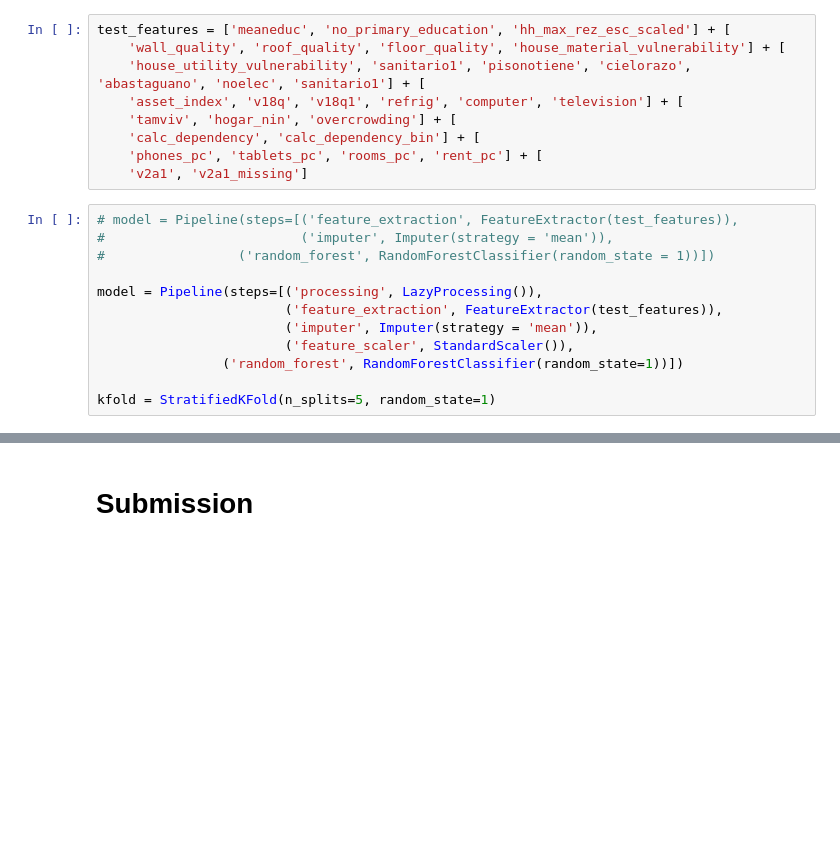
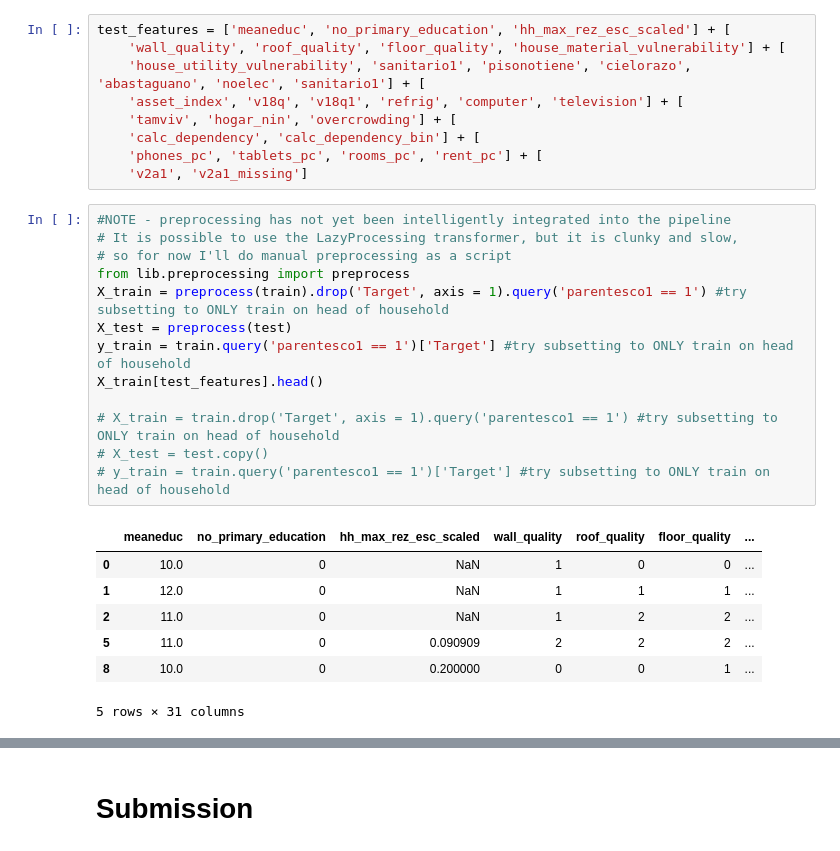
Before and after one commit to zwrankin/poverty_prediction, a Jupyter notebook: notebooks/09_10_second_model_expand_pipelines.ipynb, the cells around one changed output, grey strips where cells are left out. Cells and saved outputs as stored; diff of their text form; blank space fills up the shorter version.

```diff
--- a/notebooks/09_10_second_model_expand_pipelines.ipynb
+++ b/notebooks/09_10_second_model_expand_pipelines.ipynb
@@ -67,15 +57,24 @@ test_features = ['meaneduc', 'no_primary_education', 'hh_max_rez_esc_scaled'] +
     'calc_dependency', 'calc_dependency_bin'] + [
     'phones_pc', 'tablets_pc', 'rooms_pc', 'rent_pc'] + [
     'v2a1', 'v2a1_missing']
-# %%
-# model = Pipeline(steps=[('feature_extraction', FeatureExtractor(test_features)),
-#                         ('imputer', Imputer(strategy = 'mean')),
-#                 ('random_forest', RandomForestClassifier(random_state = 1))])
-
-model = Pipeline(steps=[('processing', LazyProcessing()),
-                        ('feature_extraction', FeatureExtractor(test_features)),
-                        ('imputer', Imputer(strategy = 'mean')),
-                        ('feature_scaler', StandardScaler()),
-                ('random_forest', RandomForestClassifier(random_state=1))])
-
-kfold = StratifiedKFold(n_splits=5, random_state=1)
+# %%
+#NOTE - preprocessing has not yet been intelligently integrated into the pipeline
+# It is possible to use the LazyProcessing transformer, but it is clunky and slow,
+# so for now I'll do manual preprocessing as a script
+from lib.preprocessing import preprocess
+X_train = preprocess(train).drop('Target', axis = 1).query('parentesco1 == 1') #try subsetting to ONLY train on head of household
+X_test = preprocess(test)
+y_train = train.query('parentesco1 == 1')['Target'] #try subsetting to ONLY train on head of household
+X_train[test_features].head()
+
+# X_train = train.drop('Target', axis = 1).query('parentesco1 == 1') #try subsetting to ONLY train on head of household
+# X_test = test.copy()
+# y_train = train.query('parentesco1 == 1')['Target'] #try subsetting to ONLY train on head of household
+# %% [output]
+|  | meaneduc | no_primary_education | hh_max_rez_esc_scaled | wall_quality | roof_quality | floor_quality | ... |
+| 0 | 10.0 | 0 | NaN | 1 | 0 | 0 | ... |
+| 1 | 12.0 | 0 | NaN | 1 | 1 | 1 | ... |
+| 2 | 11.0 | 0 | NaN | 1 | 2 | 2 | ... |
+| 5 | 11.0 | 0 | 0.090909 | 2 | 2 | 2 | ... |
+| 8 | 10.0 | 0 | 0.200000 | 0 | 0 | 1 | ... |
+5 rows × 31 columns
```
Also changed, not shown: parts of 21 cells of this notebook.
